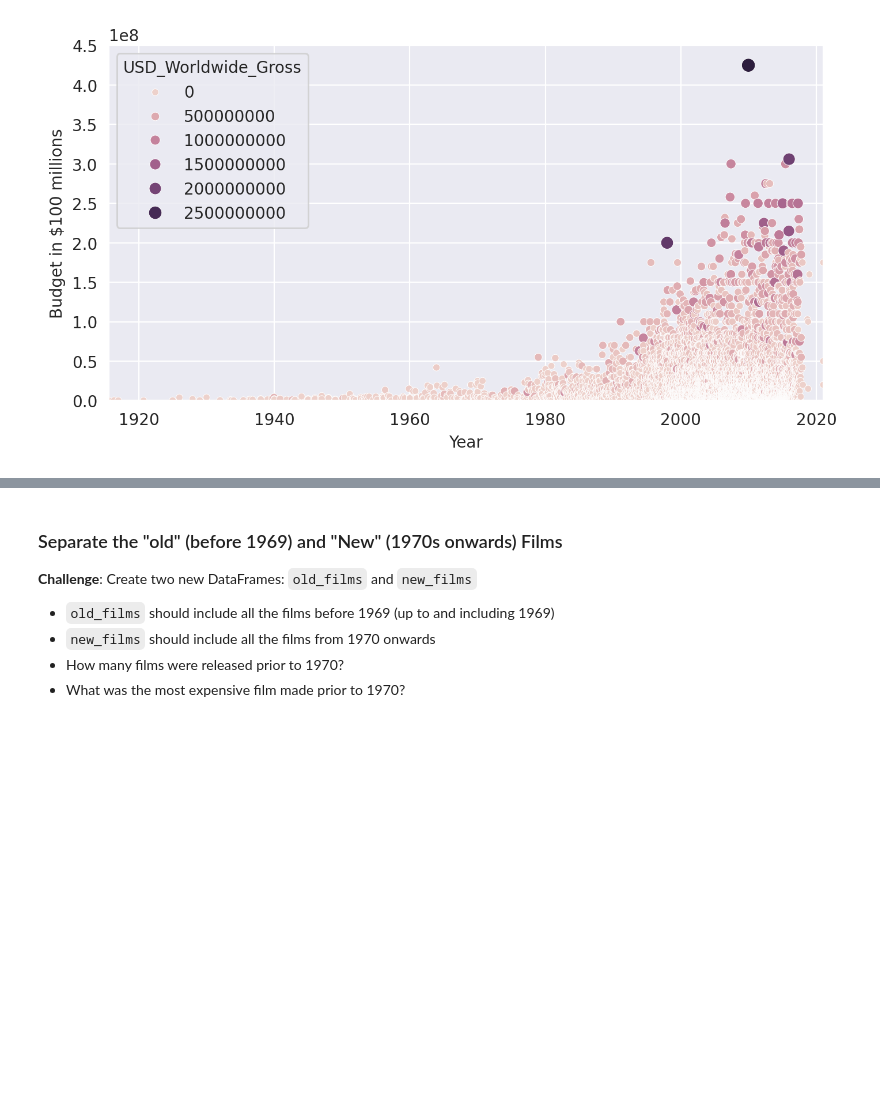
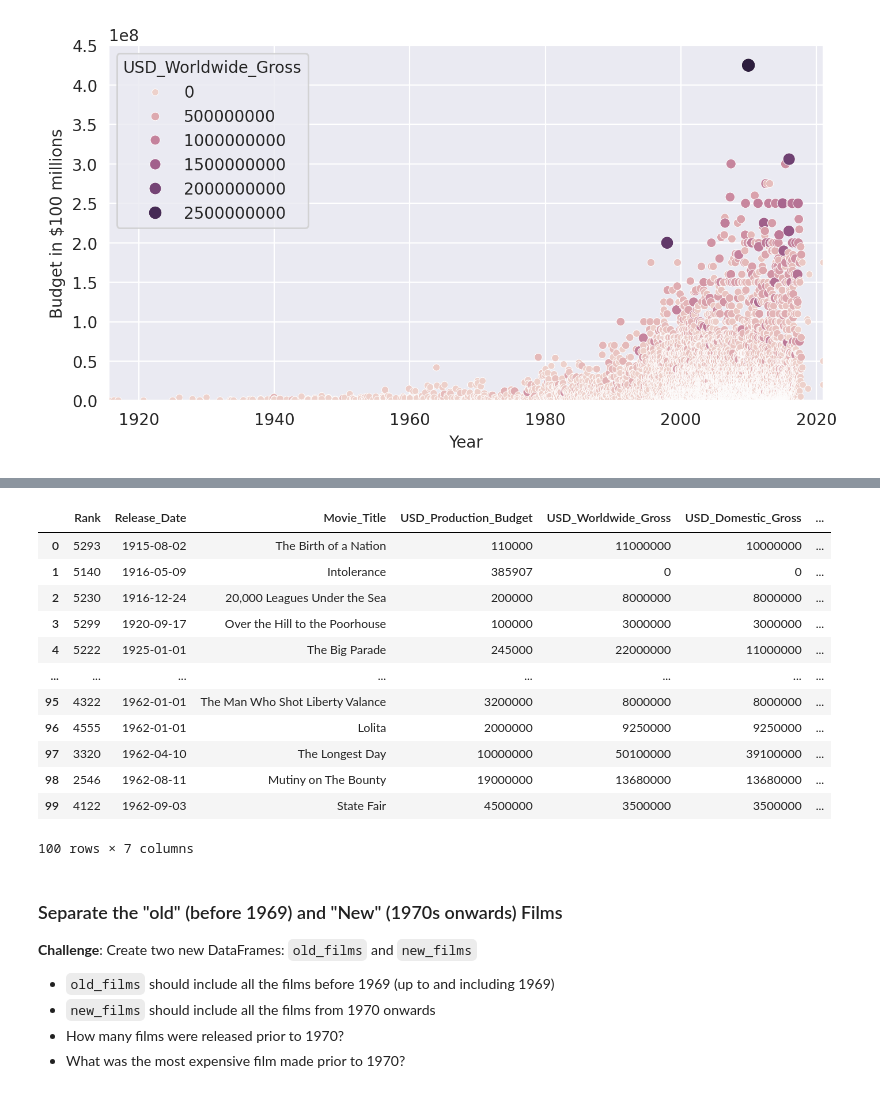
Before and after one commit to Shwifty0/100DOC, a Jupyter notebook: 100DOCDay78/Seaborn_and_Linear_Regression_(start).ipynb, the cells around one changed output, grey strips where cells are left out. Drawn from its saved outputs; the diff is of its cells as text; code cells hidden in the pictures; blank space fills up the shorter version.

```diff
--- a/100DOCDay78/Seaborn_and_Linear_Regression_(start).ipynb
+++ b/100DOCDay78/Seaborn_and_Linear_Regression_(start).ipynb
@@ -289,6 +289,27 @@ Here's how:
 <img src=https://i.imgur.com/5m06Ach.png width=650>
 3. Use floor division `//` to convert the year data to the decades of the films.
 4. Add the decades as a `Decade` column to the `data_clean` DataFrame.
+# %%
+release_date = pd.DatetimeIndex(data["Release_Date"])
+
+for date in release_date:
+    data["Decade"] = (date.year // 10) * 10
+
+data.head(100)
+# %% [output]
+|  | Rank | Release_Date | Movie_Title | USD_Production_Budget | USD_Worldwide_Gross | USD_Domestic_Gross | ... |
+| 0 | 5293 | 1915-08-02 | The Birth of a Nation | 110000 | 11000000 | 10000000 | ... |
+| 1 | 5140 | 1916-05-09 | Intolerance | 385907 | 0 | 0 | ... |
+| 2 | 5230 | 1916-12-24 | 20,000 Leagues Under the Sea | 200000 | 8000000 | 8000000 | ... |
+| 3 | 5299 | 1920-09-17 | Over the Hill to the Poorhouse | 100000 | 3000000 | 3000000 | ... |
+| 4 | 5222 | 1925-01-01 | The Big Parade | 245000 | 22000000 | 11000000 | ... |
+| ... | ... | ... | ... | ... | ... | ... | ... |
+| 95 | 4322 | 1962-01-01 | The Man Who Shot Liberty Valance | 3200000 | 8000000 | 8000000 | ... |
+| 96 | 4555 | 1962-01-01 | Lolita | 2000000 | 9250000 | 9250000 | ... |
+| 97 | 3320 | 1962-04-10 | The Longest Day | 10000000 | 50100000 | 39100000 | ... |
+| 98 | 2546 | 1962-08-11 | Mutiny on The Bounty | 19000000 | 13680000 | 13680000 | ... |
+| 99 | 4122 | 1962-09-03 | State Fair | 4500000 | 3500000 | 3500000 | ... |
+100 rows × 7 columns
 # %% [markdown]
 ### Separate the "old" (before 1969) and "New" (1970s onwards) Films
 
```
Also changed, not shown: parts of 3 cells of this notebook.
